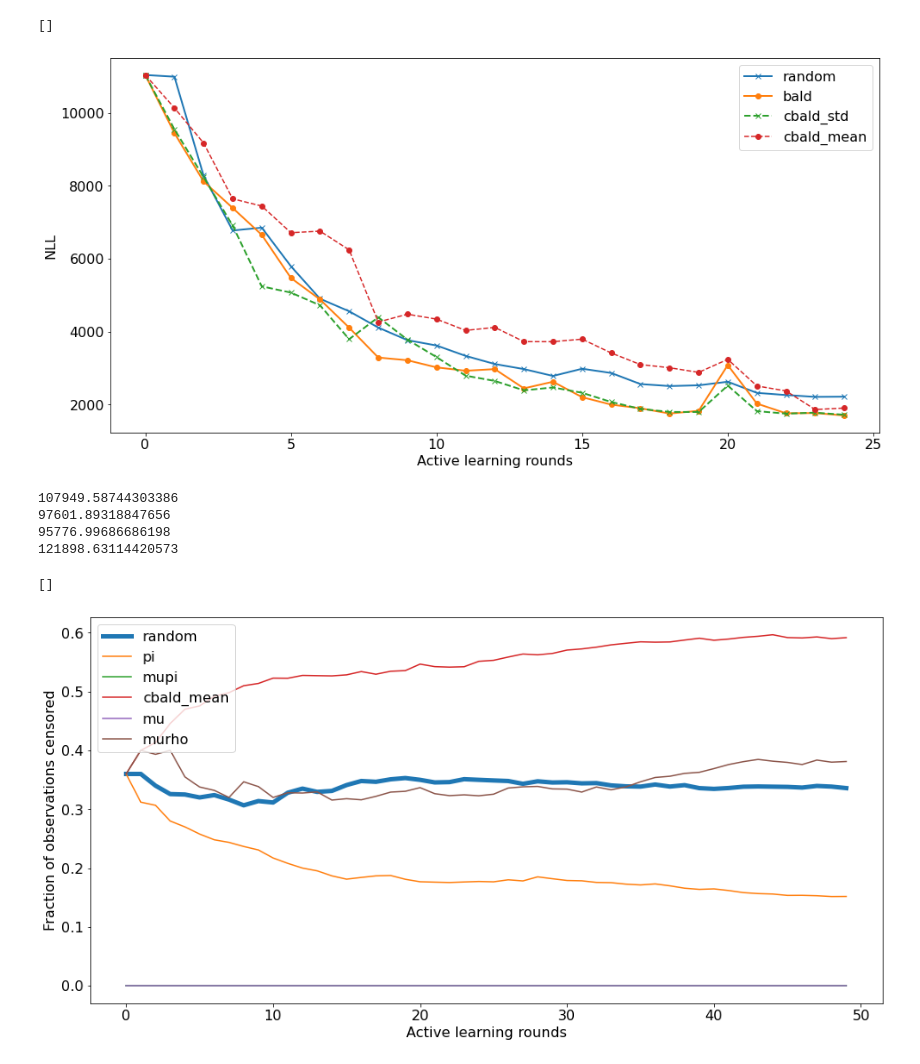
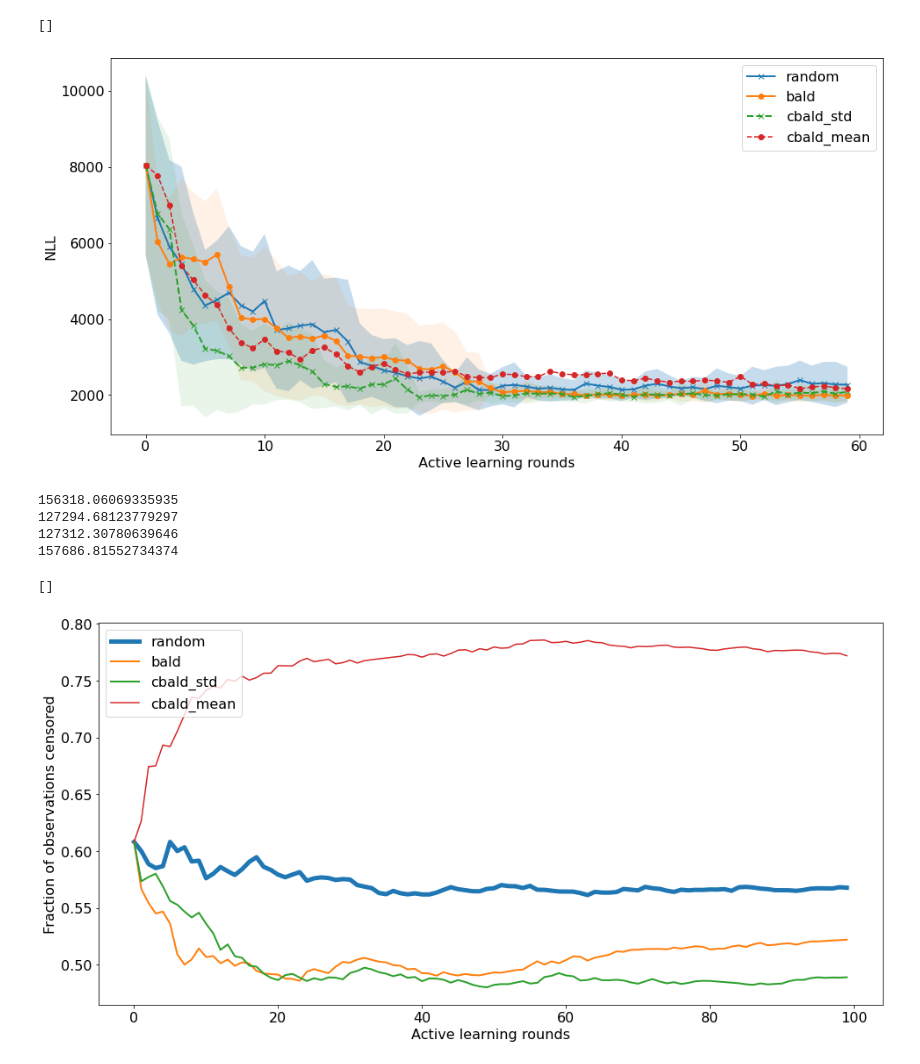
Before and after one commit to fbohu/Censored-Active-Learning, a Jupyter notebook: eval.ipynb, the cells around one changed output. Cells and saved outputs as stored; diff of their text form; code cells hidden in the pictures.

```diff
--- a/eval.ipynb
+++ b/eval.ipynb
@@ -4,50 +4,59 @@ import numpy as np
 import pickle5 as pickle
 import matplotlib.pyplot as plt
 # %%
-with open('results/ds1long_filename.pickle', 'rb') as handle:
+with open('results/cbald_filename.pickle', 'rb') as handle:
     b = pickle.load(handle)
 # %%
 plt.figure(figsize=(16,8))
 plt.rcParams.update({'font.size': 16})
 plt.plot(np.mean(b['random'], axis=0),'-x', label='random', linewidth=2)
 plt.plot(np.mean(b['bald'], axis=0),'-o', label = 'bald', linewidth=2)
 plt.plot(np.mean(b['cbald'], axis=0),'--x', label = 'cbald_std', linewidth=2)
 plt.plot(np.mean(b['tau'], axis=0), '--o',label='cbald_mean')
 
 
-#plt.fill_between(np.arange(b['random'].shape[-1]), y1 = np.mean(b['random'], axis=0)-np.std(b['random'], axis=0),
-#                                                    y2 = np.mean(b['random'], axis=0)+np.std(b['random'], axis=0),alpha=0.25)
-#plt.fill_between(np.arange(b['bald'].shape[-1]), y1 = np.mean(b['bald'], axis=0)-np.std(b['bald'], axis=0),
-#                                                    y2 = np.mean(b['bald'], axis=0)+np.std(b['bald'], axis=0),alpha=0.25)
-#plt.fill_between(np.arange(b['cbald'].shape[-1]), y1 = np.mean(b['cbald'], axis=0)-np.std(b['cbald'], axis=0),
-#                                                    y2 = np.mean(b['cbald'], axis=0)+np.std(b['cbald'], axis=0),alpha=0.25)
+plt.fill_between(np.arange(b['random'].shape[-1]), y1 = np.mean(b['random'], axis=0)-np.std(b['random'], axis=0),
+                                                    y2 = np.mean(b['random'], axis=0)+np.std(b['random'], axis=0),alpha=0.25)
+plt.fill_between(np.arange(b['bald'].shape[-1]), y1 = np.mean(b['bald'], axis=0)-np.std(b['bald'], axis=0),
+                                                    y2 = np.mean(b['bald'], axis=0)+np.std(b['bald'], axis=0),alpha=0.10)
+plt.fill_between(np.arange(b['cbald'].shape[-1]), y1 = np.mean(b['cbald'], axis=0)-np.std(b['cbald'], axis=0),
+                                                    y2 = np.mean(b['cbald'], axis=0)+np.std(b['cbald'], axis=0),alpha=0.10)
 
 #plt.fill_between(np.arange(b['tau'].shape[-1]), y1 = np.mean(b['tau'], axis=0)-np.std(b['tau'], axis=0),
 #                                                    y2 = np.mean(b['tau'], axis=0)+np.std(b['tau'], axis=0),alpha=0.25)
+#plt.fill_between(np.arange(b['random'].shape[-1]), y1 = np.min(b['random'], axis=0),
+#                                                    y2 = np.max(b['random'], axis=0),alpha=0.25)
+#plt.fill_between(np.arange(b['bald'].shape[-1]), y1 = np.min(b['bald'], axis=0),
+#                                                    y2 = np.max(b['bald'], axis=0),alpha=0.25)
+#plt.fill_between(np.arange(b['cbald'].shape[-1]), y1 = np.min(b['cbald'], axis=0),
+#                                                    y2 = np.max(b['cbald'], axis=0),alpha=0.25)
+
+#plt.fill_between(np.arange(b['tau'].shape[-1]), y1 = np.min(b['tau'], axis=0),
+#                                                    y2 = np.max(b['tau'], axis=0),alpha=0.25)
 
 #plt.plot(np.mean(b['pi'], axis=0), label='pi')
 #plt.plot(np.mean(b['mupi'], axis=0), label='mupi')
 #plt.plot(np.mean(b['mu'], axis=0), label='mu')
 #plt.plot(np.mean(b['murho'], axis=0), label='murho')
 #plt.plot(np.mean(b['rho'], axis=0), label='rho')
 #plt.plot(np.mean(b['mutatu'], axis=0), label='mtau')
 plt.legend(loc='upper right')
 #plt.xlim(4,None)
 #plt.ylim(2000,None)
 plt.xlabel("Active learning rounds")
 plt.ylabel("NLL")
 plt.plot()#
 # %% [output]
 []
-[figure, old version]
+[figure, new version]
 # %%
 print(np.sum(np.mean(b['random'], axis=0)))
 print(np.sum(np.mean(b['bald'], axis=0)))
 print(np.sum(np.mean(b['cbald'], axis=0)))
 print(np.sum(np.mean(b['tau'], axis=0)))
 # %% [output]
-107949.58744303386
-97601.89318847656
-95776.99686686198
-121898.63114420573
+156318.06069335935
+127294.68123779297
+127312.30780639646
+157686.81552734374
 # %%
@@ -56,13 +65,13 @@ with open('results/sklearn_censored_filename.pickle', 'rb') as handle:
 # %%
 plt.figure(figsize=(16,8))
 plt.plot(np.mean(b['random'], axis=0), label='random', linewidth=5)
-#plt.plot(np.mean(b['bald'], axis=0), label = 'bald', linewidth=2)
-#plt.plot(np.mean(b['cbald'], axis=0), label = 'cbald_std', linewidth=2)
-plt.plot(np.mean(b['pi'], axis=0), label='pi')
-plt.plot(np.mean(b['mupi'], axis=0), label='mupi')
+plt.plot(np.mean(b['bald'], axis=0), label = 'bald', linewidth=2)
+plt.plot(np.mean(b['cbald'], axis=0), label = 'cbald_std', linewidth=2)
+#plt.plot(np.mean(b['pi'], axis=0), label='pi')
+#plt.plot(np.mean(b['mupi'], axis=0), label='mupi')
 plt.plot(np.mean(b['tau'], axis=0), label='cbald_mean')
-plt.plot(np.mean(b['mu'], axis=0), label='mu')
-plt.plot(np.mean(b['mutatu'], axis=0), label='murho')
+#plt.plot(np.mean(b['mu'], axis=0), label='mu')
+#plt.plot(np.mean(b['mutatu'], axis=0), label='murho')
 #plt.plot(np.mean(b['rho'], axis=0), label='rho')
 #plt.hlines(y=0.33, xmin=0, xmax=25, color='black', label='% of censoring')
 #plt.fill_between(np.arange(b['random'].shape[-1]), y1 = np.mean(b['random'], axis=0)-np.std(b['random'], axis=0),
@@ -75,4 +84,4 @@ plt.ylabel("Fraction of observations censored")
 plt.plot()
 # %% [output]
 []
-[figure, old version]
+[figure, new version]
```
Also changed, not shown: parts of 1 cell of this notebook, 8 other files.
